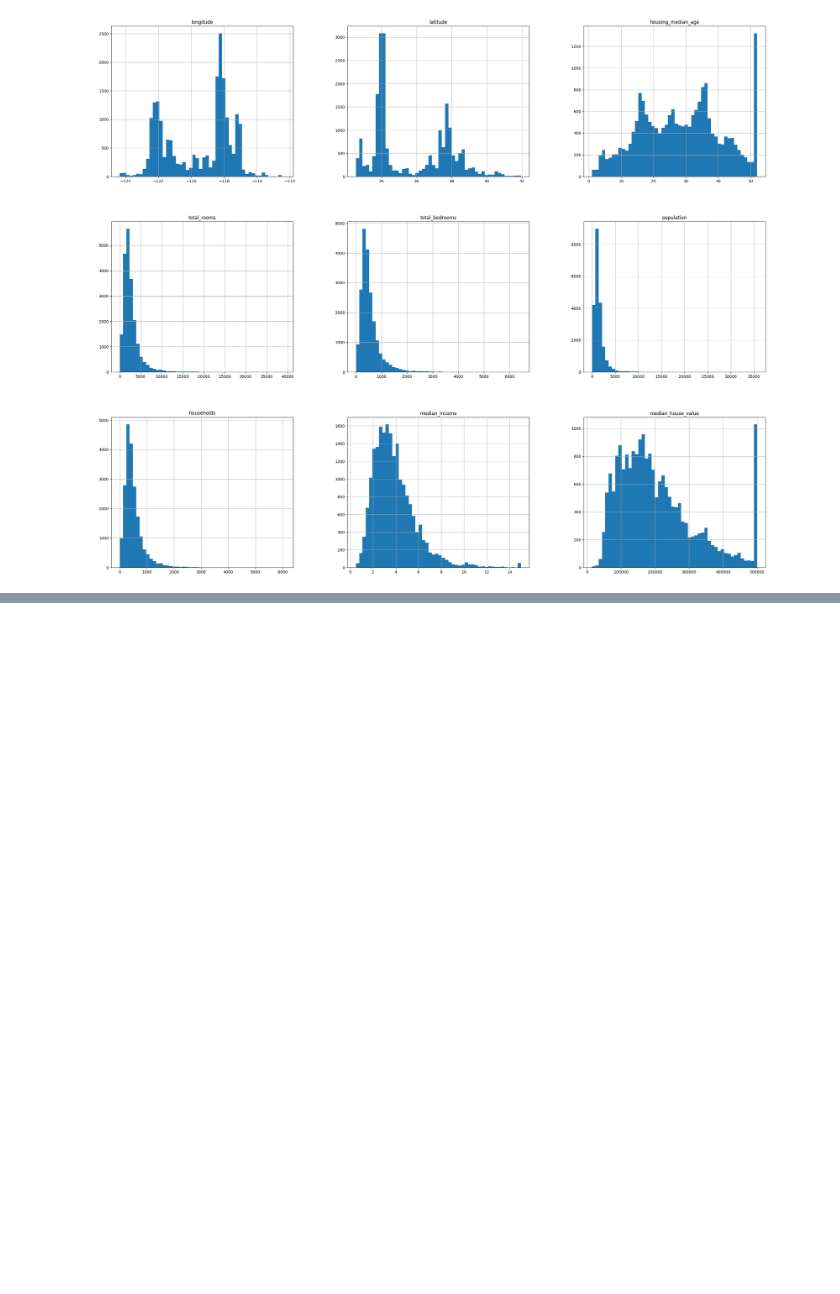
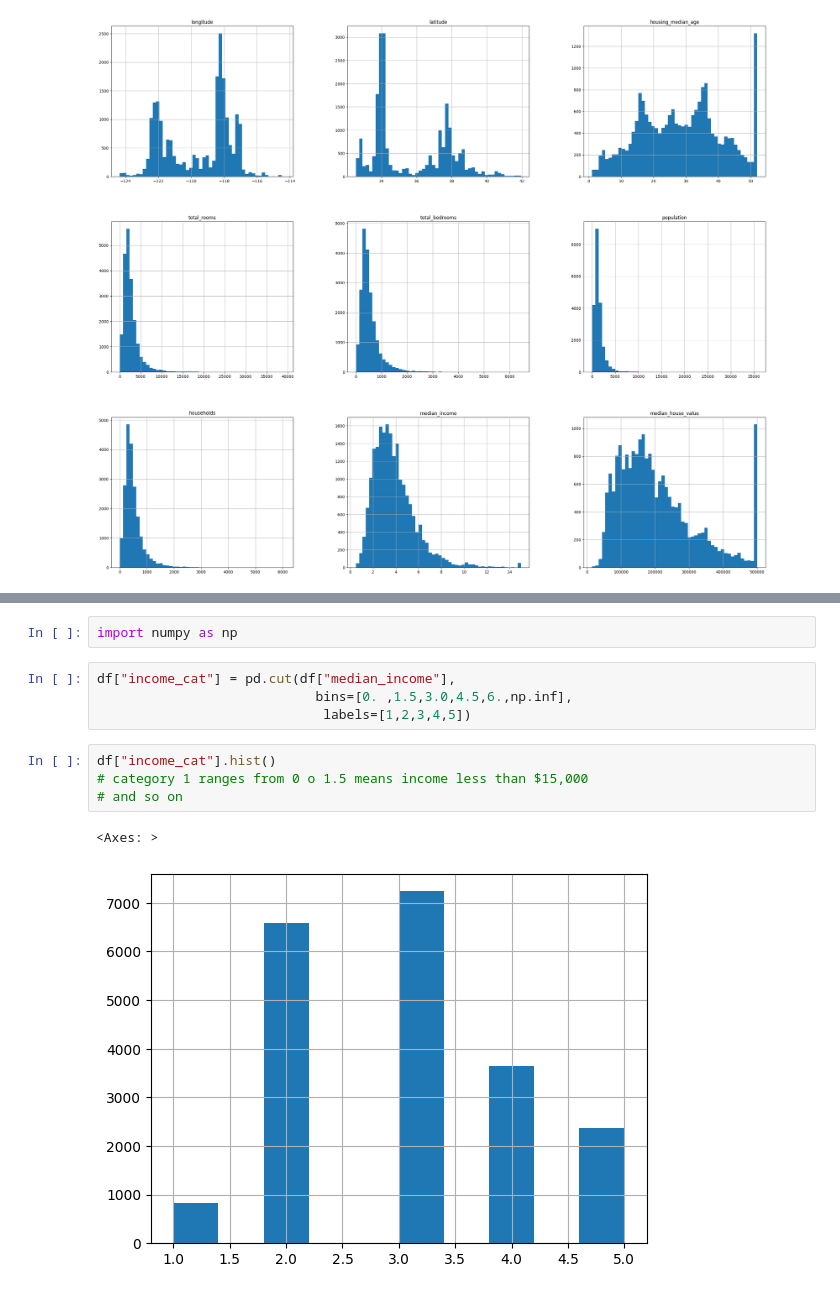
Before and after one commit to CodeVoot/House-Pricing-Engine, a Jupyter notebook: Housing.ipynb, the cells around one changed output, grey strips where cells are left out. Saved outputs shown, nothing was run; the diff lists cells and outputs as text; blank space fills up the shorter version.

```diff
--- a/Housing.ipynb
+++ b/Housing.ipynb
@@ -91,0 +128,13 @@ plt.show()
+# %%
+import numpy as np
+# %%
+df["income_cat"] = pd.cut(df["median_income"],
+                            bins=[0. ,1.5,3.0,4.5,6.,np.inf],
+                             labels=[1,2,3,4,5])
+# %%
+df["income_cat"].hist()
+# category 1 ranges from 0 o 1.5 means income less than $15,000
+# and so on
+# %% [output]
+<Axes: >
+[figure, added]
```
Also changed, not shown: parts of 8 cells of this notebook.
